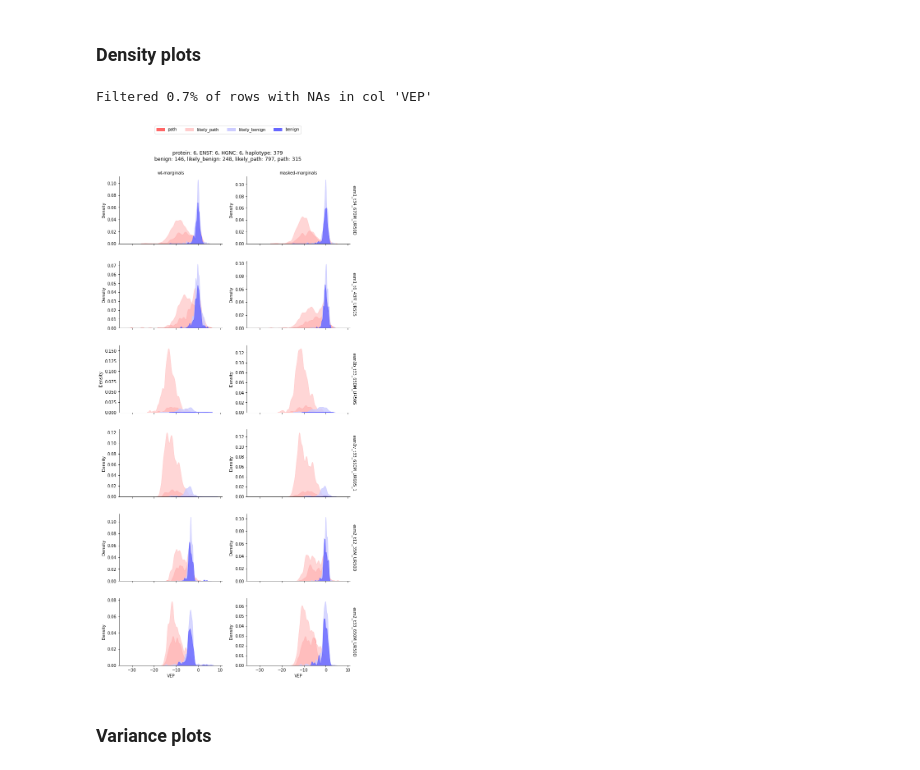
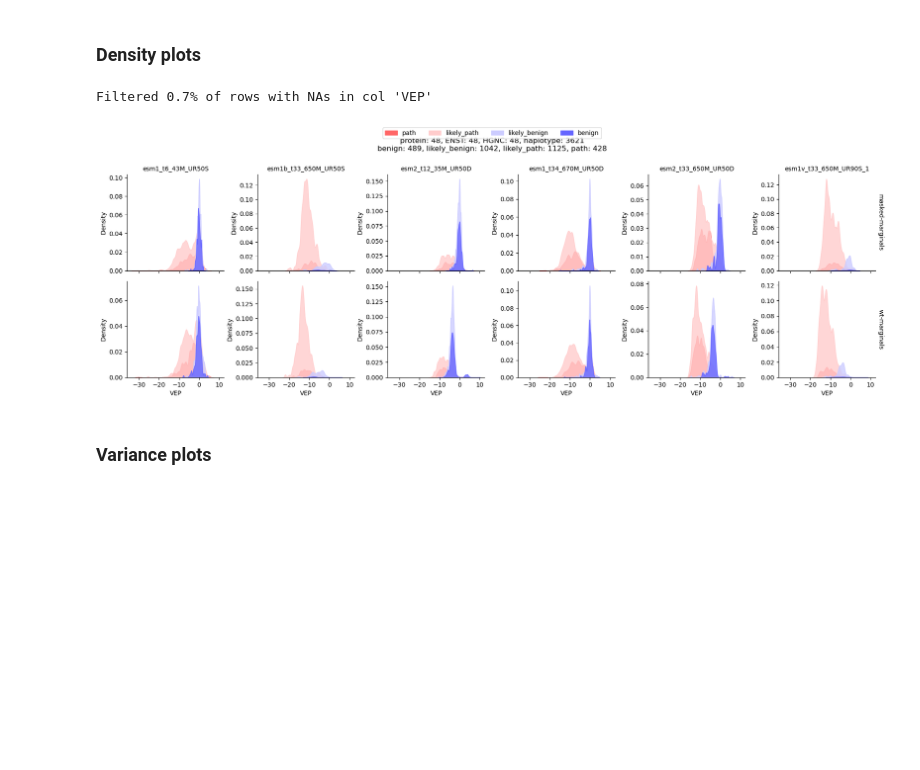
Before and after one commit to bschilder/VEP_protein, a Jupyter notebook: notebooks/VEP.ipynb, the cells around one changed output. Saved outputs shown, nothing was run; the diff lists cells and outputs as text; code cells hidden in the pictures; blank space fills up the shorter version.

Commit message:
Add results plots. Update VEP notebook

```diff
--- a/notebooks/VEP.ipynb
+++ b/notebooks/VEP.ipynb
@@ -283,11 +315,16 @@ NameError: name 'vep_df' is not defined
 ### Density plots
 # %%
 va.plot_vep_density(vep_df,
-                     multiple=['layer','stack','fill'][0]
+                     multiple=['layer','stack','fill'][0],
+                     row='scoring_strategy',
+                     col='model_location',
+                     legend_y=1.1,
+                     aspect=1,
+                     save_path="results/plots/vep_density.png"
                      )
 # %% [output]
 Filtered 0.7% of rows with NAs in col 'VEP'
-[figure, old version]
+[figure, new version]
 # %% [markdown]
 ### Variance plots
 # %%
```
Also changed, not shown: parts of 28 cells of this notebook, 21 other files.
